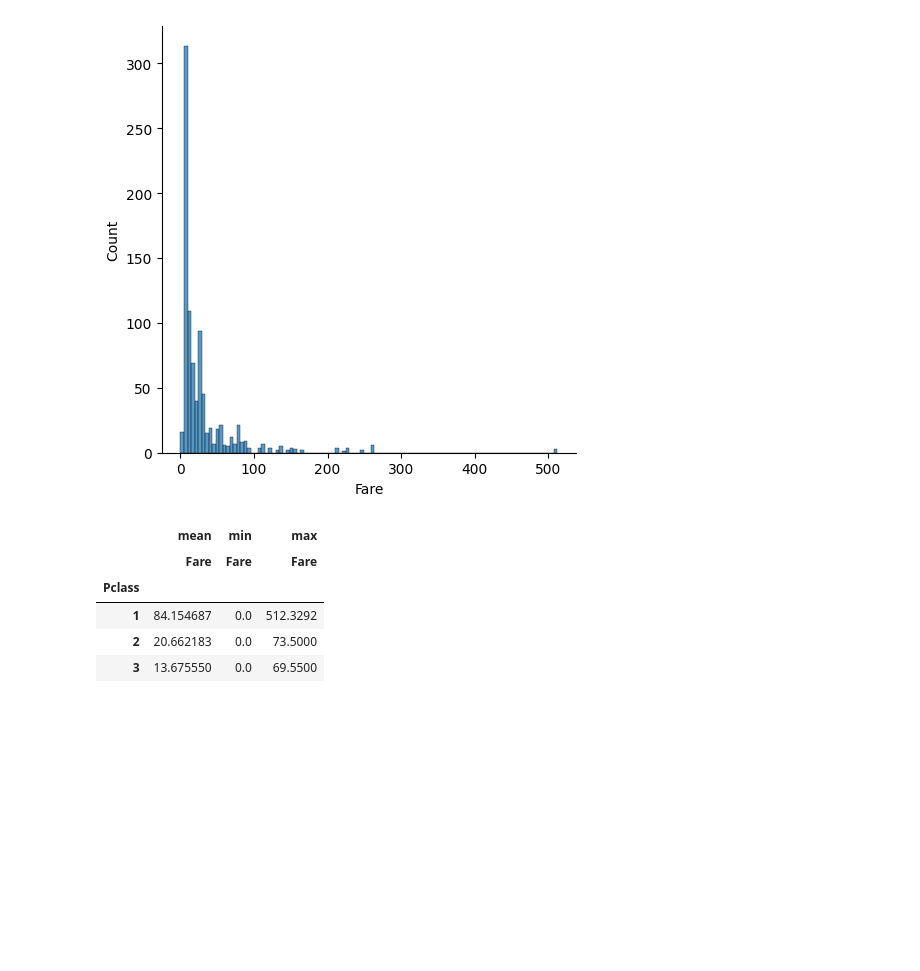
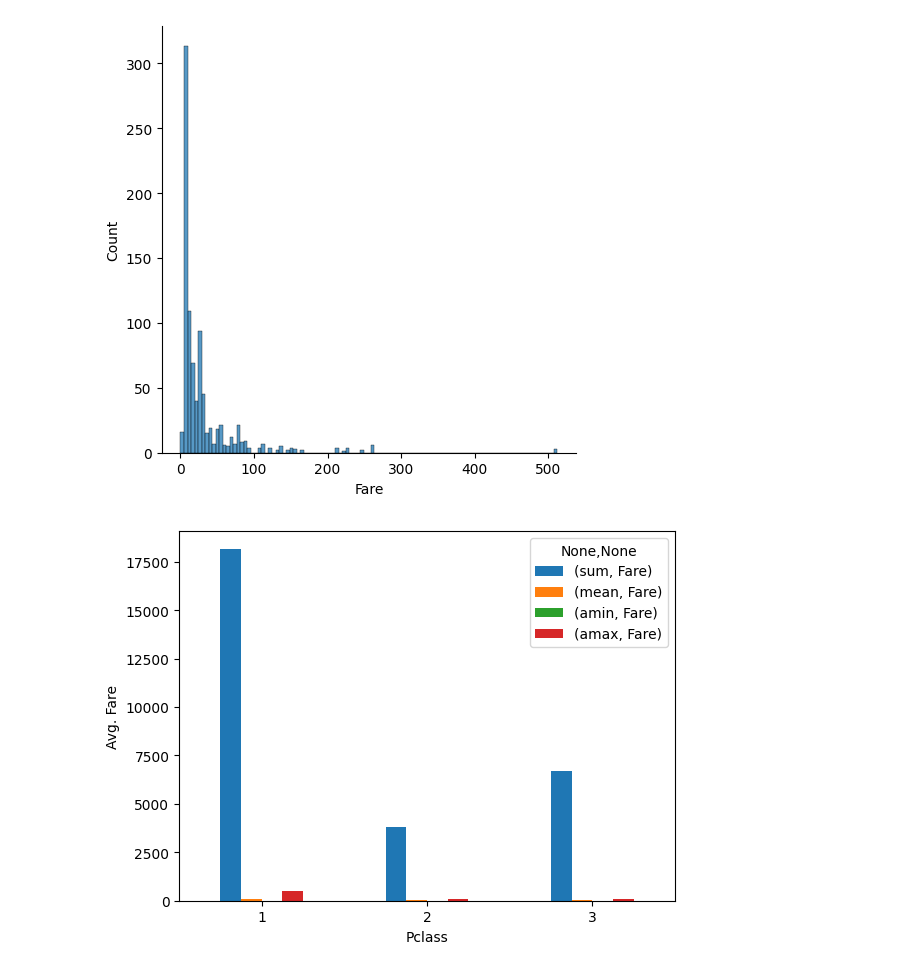
Before and after one commit to sadnyd/titanic, a Jupyter notebook: model.ipynb, the cells around one changed output. Saved outputs shown, nothing was run; the diff lists cells and outputs as text; code cells hidden in the pictures; blank space fills up the shorter version.

```diff
--- a/model.ipynb
+++ b/model.ipynb
@@ -95,15 +95,10 @@ sns.displot(train_data['Fare'])
 <seaborn.axisgrid.FacetGrid at 0x...>
 [figure]
 # %%
-class_fare=train_data.pivot_table(index='Pclass',values='Fare',sort=True,aggfunc=['mean','min','max'])
-class_fare
-# class_fare.plot(kind='bar',xlabel='Pclass',ylabel='Avg. Fare')
-# plt.xticks(rotation=0)
-# plt.show()
+class_fare=train_data.pivot_table(index='Pclass',values='Fare',sort=True,aggfunc=[np.sum,np.mean,np.min,np.max])
+# class_fare
+class_fare.plot(kind='bar',xlabel='Pclass',ylabel='Avg. Fare')
+plt.xticks(rotation=0)
+plt.show()
 # %% [output]
-|  | mean | min | max |
-|  | Fare | Fare | Fare |
-| Pclass |  |  |  |
-| 1 | 84.154687 | 0.0 | 512.3292 |
-| 2 | 20.662183 | 0.0 | 73.5000 |
-| 3 | 13.675550 | 0.0 | 69.5500 |
+[figure, added]
```
Also changed, not shown: parts of 2 cells of this notebook.
